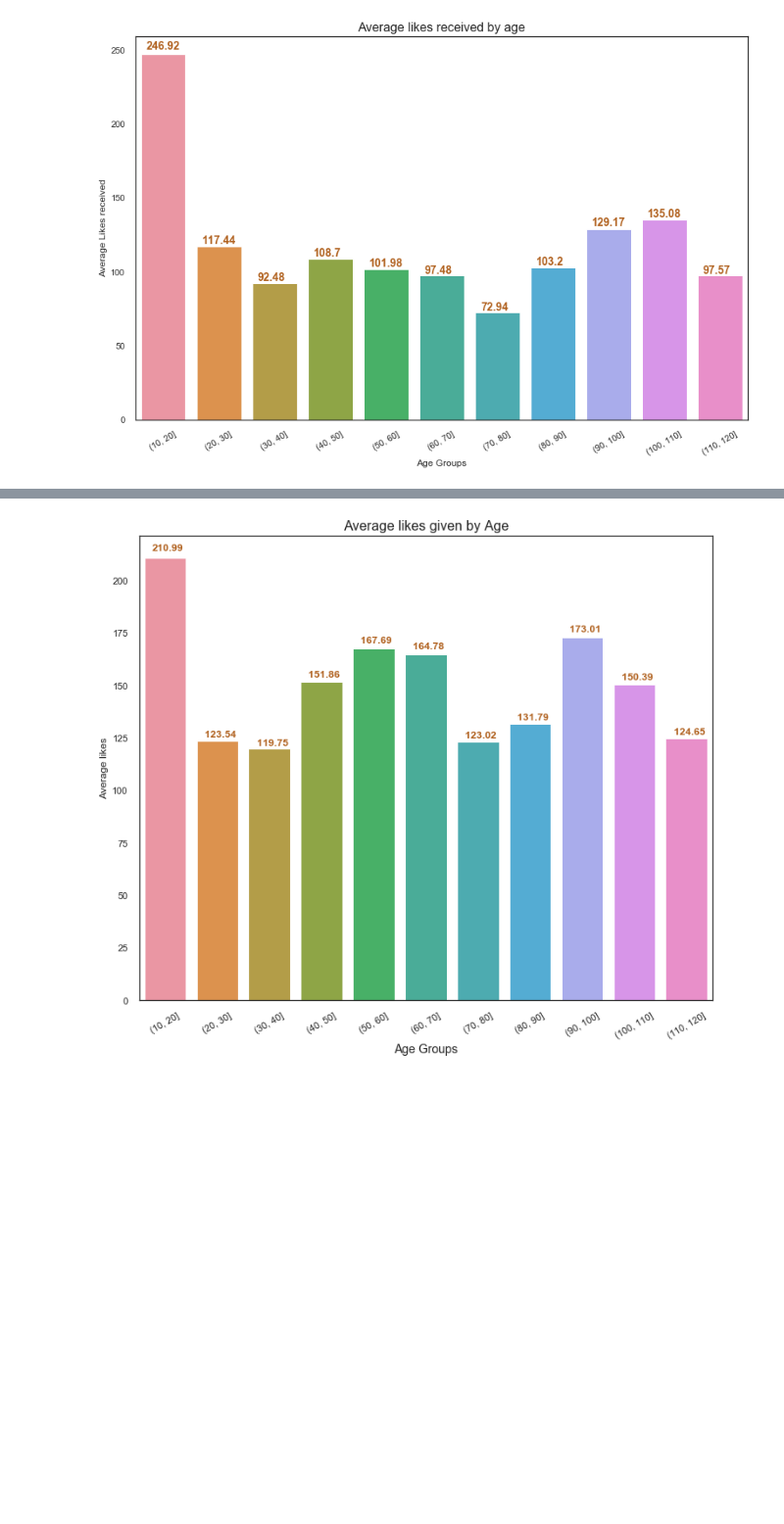
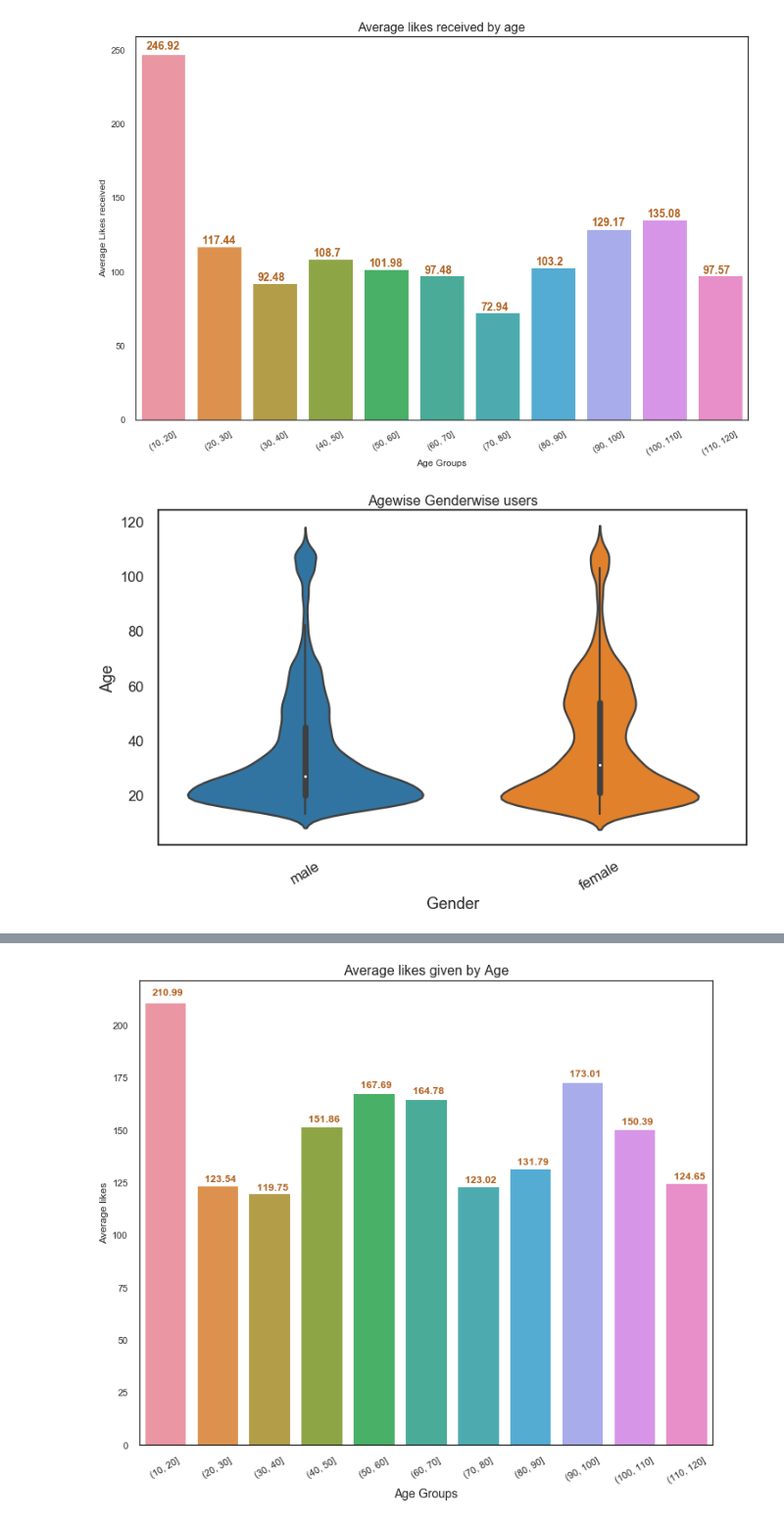
Before and after one commit to bhavyalearn/FB_Data_analysis, a Jupyter notebook: Upx_Project_Facebook_data - 07102021.ipynb, the cells around one changed output, grey strips where cells are left out. Shown at 98% size. Cells and saved outputs as stored; diff of their text form; code cells hidden in the pictures; blank space fills up the shorter version.

```diff
--- a/Upx_Project_Facebook_data - 07102021.ipynb
+++ b/Upx_Project_Facebook_data - 07102021.ipynb
@@ -271,3 +271,13 @@ plt.show()
 # figure.savefig(local_path+'Avg_likes_recd_age.png', dpi=400)
 # %% [output]
 [figure]
+# %%
+plt.figure(figsize=(12,7))
+g=sns.violinplot(x='gender',y='age', data=facebook_data)
+g.set_title("Agewise Genderwise users",fontsize=16)
+g.set_xlabel('Gender')
+g.set_ylabel('Age')
+g.set_xticklabels(g.get_xticklabels(), rotation=30)
+plt.show()
+# %% [output]
+[figure, added]
```
Also changed, not shown: parts of 24 cells of this notebook.
